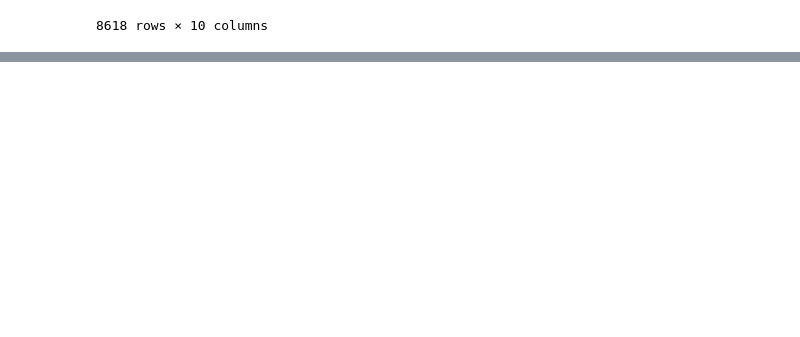
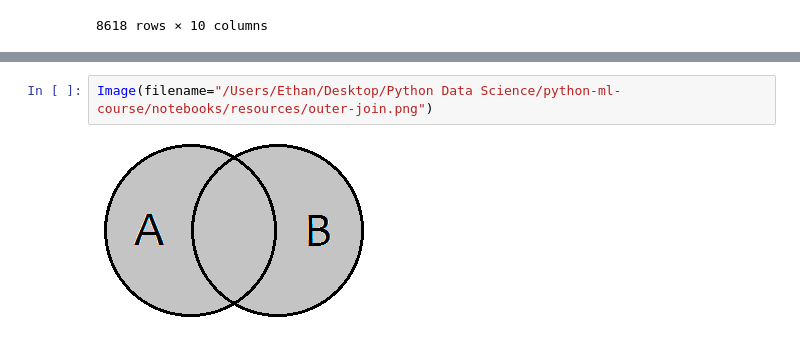
Before and after one commit to TitanVP10/python-ml-course, a Jupyter notebook: ejercicios/Conjunto Prueba y Entrenamiento/Concatenación de datos.ipynb, the cells around one changed output, grey strips where cells are left out. Drawn from its saved outputs; the diff is of its cells as text; blank space fills up the shorter version.

```diff
--- a/ejercicios/Conjunto Prueba y Entrenamiento/Concatenación de datos.ipynb
+++ b/ejercicios/Conjunto Prueba y Entrenamiento/Concatenación de datos.ipynb
@@ -342,0 +395,4 @@ data_final
+# %%
+Image(filename="/Users/Ethan/Desktop/Python Data Science/python-ml-course/notebooks/resources/outer-join.png")
+# %% [output]
+[figure, added]
```
Also changed, not shown: parts of 8 cells of this notebook, 2 other files.
